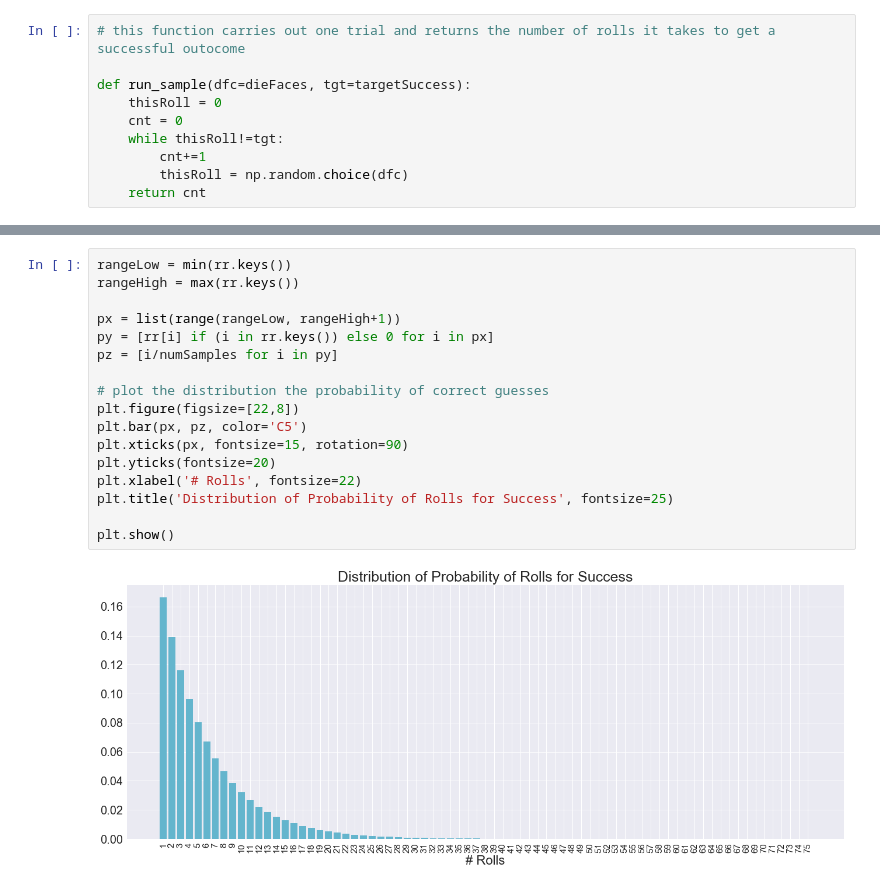
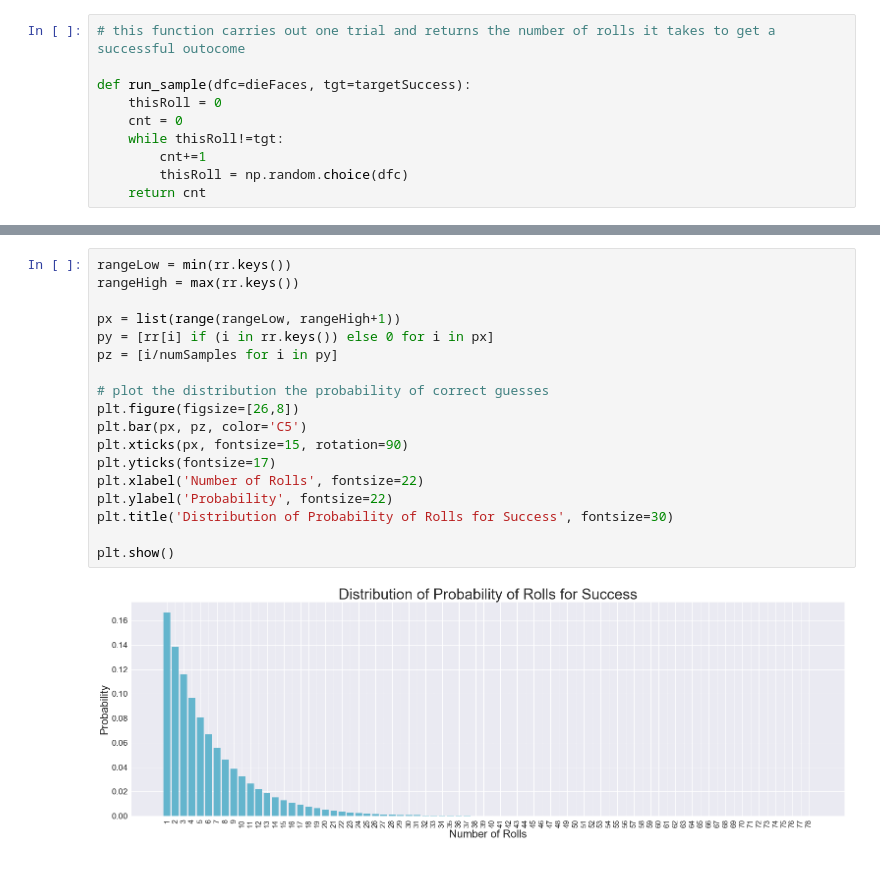
Before and after one commit to iven5880/Binomial_Geometric_and_Poisson_Distribution_Examples, a Jupyter notebook: Geometric_Distribution_Example.ipynb, the cells around one changed output, grey strips where cells are left out. Saved outputs shown, nothing was run; the diff lists cells and outputs as text.

```diff
--- a/Geometric_Distribution_Example.ipynb
+++ b/Geometric_Distribution_Example.ipynb
@@ -96,20 +109,21 @@ PROBABILITY OF SUCCESS ON THE 7-th ROLL:
 # %%
 rangeLow = min(rr.keys())
 rangeHigh = max(rr.keys())
 
 px = list(range(rangeLow, rangeHigh+1))
 py = [rr[i] if (i in rr.keys()) else 0 for i in px]
 pz = [i/numSamples for i in py]
 
 # plot the distribution the probability of correct guesses
-plt.figure(figsize=[22,8])
+plt.figure(figsize=[26,8])
 plt.bar(px, pz, color='C5')
 plt.xticks(px, fontsize=15, rotation=90)
-plt.yticks(fontsize=20)
-plt.xlabel('# Rolls', fontsize=22)
-plt.title('Distribution of Probability of Rolls for Success', fontsize=25)
+plt.yticks(fontsize=17)
+plt.xlabel('Number of Rolls', fontsize=22)
+plt.ylabel('Probability', fontsize=22)
+plt.title('Distribution of Probability of Rolls for Success', fontsize=30)
 
 plt.show()
 # %% [output]
-[figure, old version]
+[figure, new version]
 # %%
```
Also changed, not shown: parts of 4 cells of this notebook.
